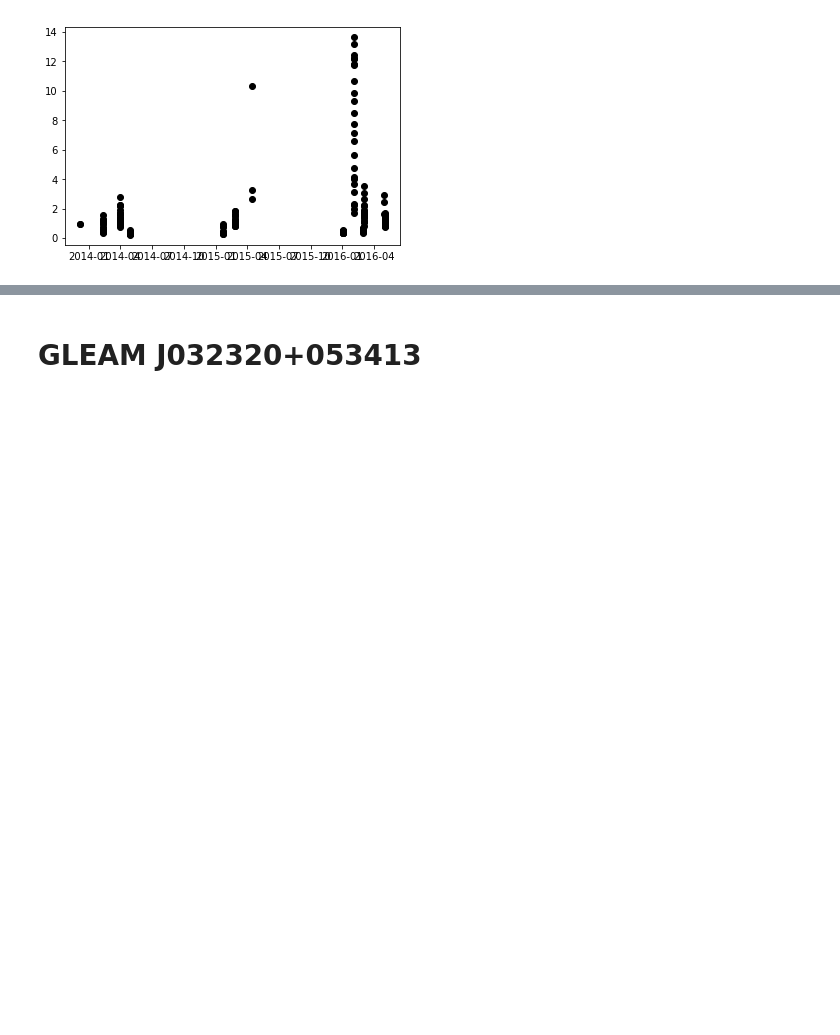
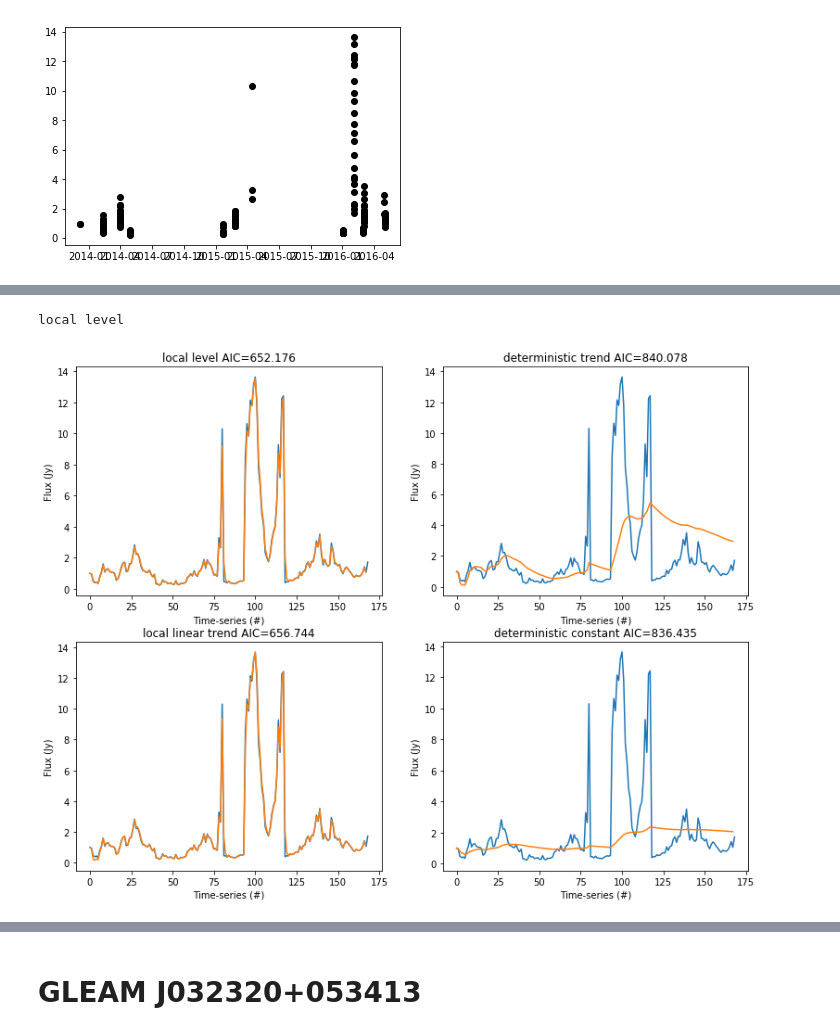
Before and after one commit to piccolomud/mwats, a Jupyter notebook: SQL/Sanity_Check_SQL.ipynb, the cells around one changed output, grey strips where cells are left out. Drawn from its saved outputs; the diff is of its cells as text; code cells hidden in the pictures; blank space fills up the shorter version.

Commit message:
Filter updates

```diff
--- a/SQL/Sanity_Check_SQL.ipynb
+++ b/SQL/Sanity_Check_SQL.ipynb
@@ -113,0 +116,19 @@ plt.plot(list(J0953.raw_peak_flux), 'ko')
+# %%
+def plot_models(df, aic, models, burn):
+    fig_1 , ax = plt.subplots(figsize=(13,10))
+    for n in range(4):
+        plt.subplot(2,2,n+1)
+        m = sm.tsa.UnobservedComponents(df, models[n])
+        m_fit = m.fit()
+        plt.plot(range(len(df)), df, label='Observations') # plots the original series
+        predict_results = m_fit.get_prediction() # create one step ahead predictions using the Kalman filter
+        predict_plot = predict_results.predicted_mean[burn:]
+        plt.plot(range(len(predict_plot)), predict_plot, label='One-step ahead prediction')
+        plt.title(models[n]+' AIC='+aic[n])
+        plt.ylabel('Flux (Jy)')
+        plt.xlabel('Time-series (#)')
+# %%
+J0953.index = pd.to_datetime(J0953.time)
+J0953 = J0953.sort_values(by='jd')
+df = J0953.iloc[:, 15]
+df.head()
@@ -113,0 +143,22 @@ plt.plot(list(J0953.raw_peak_flux), 'ko')
+# %%
+# Test State Space Model
+best_model = []
+aic = []
+models = ['local level', 'deterministic trend', 'local linear trend', 'deterministic constant']
+for model in models:
+    level_model = sm.tsa.UnobservedComponents(df, model)
+    level_results = level_model.fit()
+    out = level_results.summary()
+    parse = out.as_text()
+    parse = parse.split()
+
+    param = parse[parse.index('AIC') + 1]
+    aic.append(param)
+    best_model.append(float(param))
+
+pref_model = models[(best_model.index(min(best_model)))]
+print(pref_model)
+plot_models(df, aic, models, burn=1)
+# %% [output]
+local level
+[figure, added]
```
Also changed, not shown: parts of 16 cells of this notebook, 4 other files.
